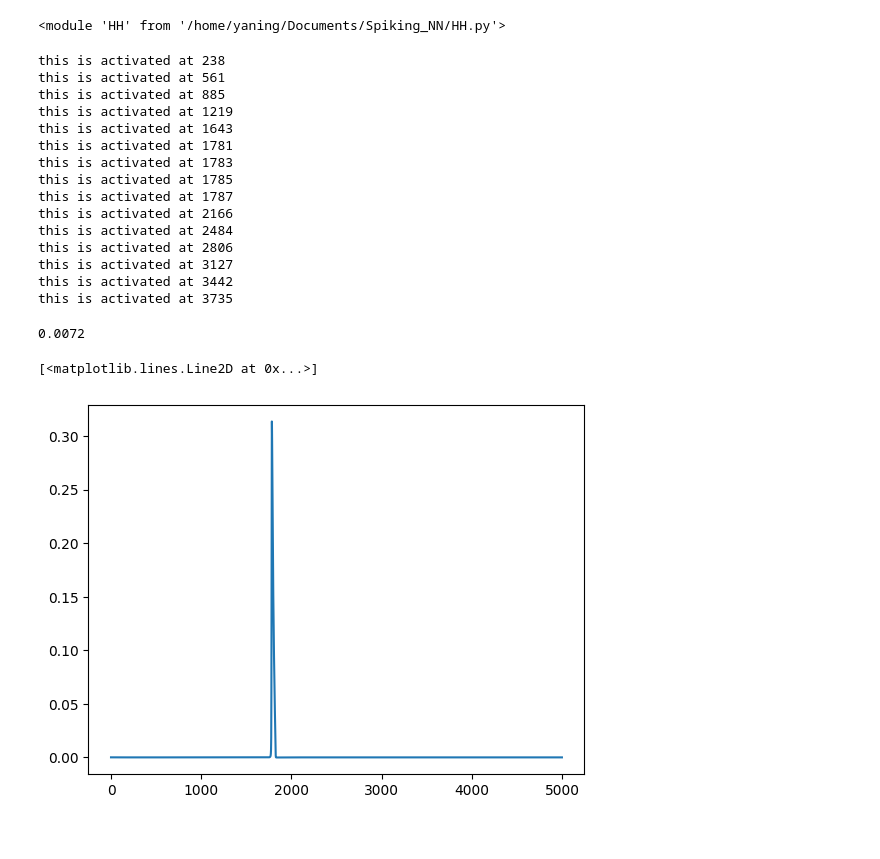
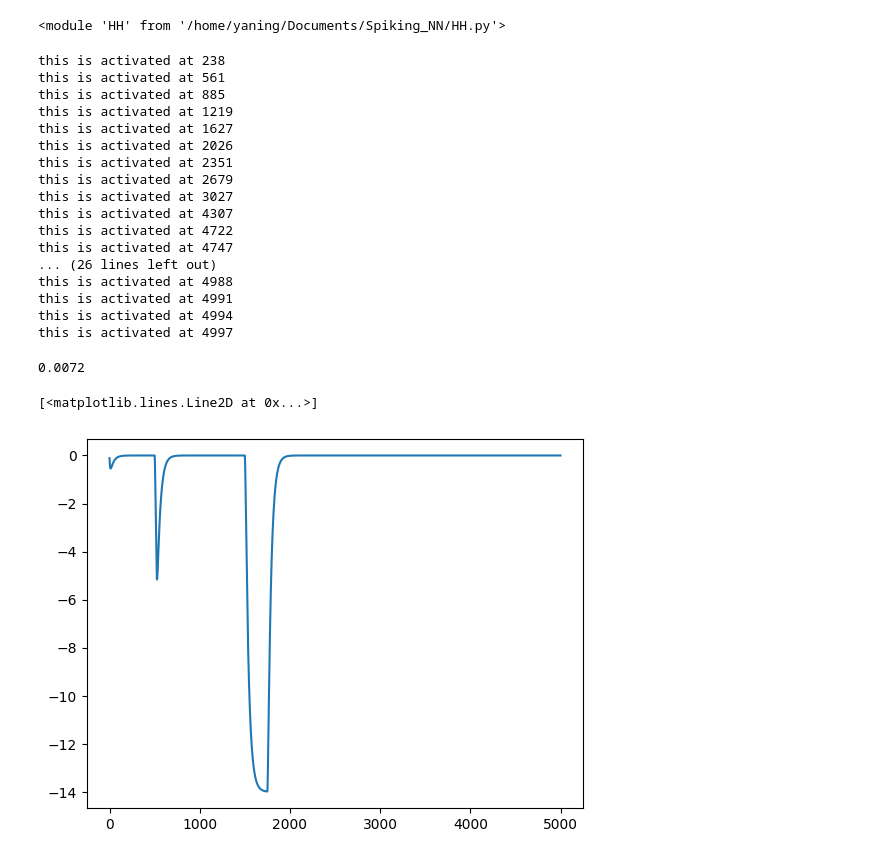
Before and after one commit to hhsherlock/Spiking_NN, a Jupyter notebook: run.ipynb, the cells around one changed output. Drawn from its saved outputs; the diff is of its cells as text; code cells hidden in the pictures.

```diff
--- a/run.ipynb
+++ b/run.ipynb
@@ -149,38 +149,41 @@ for i in range(len(times)):
     #!!!!!!!!!!this part is wrong because sometimes it does not fire but the shape is still this
     if i >= 2:
         if voltages[i-2] <= voltages[i-1] and voltages[i-1] >= voltages[i]:
-            ampa_receptor.update_w(i)
-            nmda_receptor.update_w(i)
-            gaba_receptor.update_w(i)
+            # ampa_receptor.update_w(i)
+            # nmda_receptor.update_w(i)
+            # gaba_receptor.update_w(i)
             print(f"this is activated at {i}")
 # %% [output]
 this is activated at 238
 this is activated at 561
 this is activated at 885
 this is activated at 1219
-this is activated at 1643
-this is activated at 1781
-this is activated at 1783
-this is activated at 1785
-this is activated at 1787
-this is activated at 2166
-this is activated at 2484
-this is activated at 2806
-this is activated at 3127
-this is activated at 3442
-this is activated at 3735
+this is activated at 1627
+this is activated at 2026
+this is activated at 2351
+this is activated at 2679
+this is activated at 3027
+this is activated at 4307
+this is activated at 4722
+this is activated at 4747
+... (26 lines left out)
+this is activated at 4988
+this is activated at 4991
+this is activated at 4994
+this is activated at 4997
 # %%
 HH.LigandGatedChannelFactory.gMax_AMPA
 # nmda_receptor.w
 # %% [output]
 0.0072
 # %%
-plt.plot(na_gps , label="na")
+plt.plot(ampa_gps , label="na")
+# plt.xlim(1490,1760)
 # plt.plot(ampa_gps , label="ampa")
 # plt.plot(nmda_gps , label="nmda")
 # %% [output]
 [<matplotlib.lines.Line2D at 0x...>]
-[figure, old version]
+[figure, new version]
 # %%
 f, (ax1, ax2) = plt.subplots(2, 1, sharex=True, figsize=(8, 5),
                                 gridspec_kw={'height_ratios': [3, 1]})
```
Also changed, not shown: parts of 3 cells of this notebook, 2 other files.
